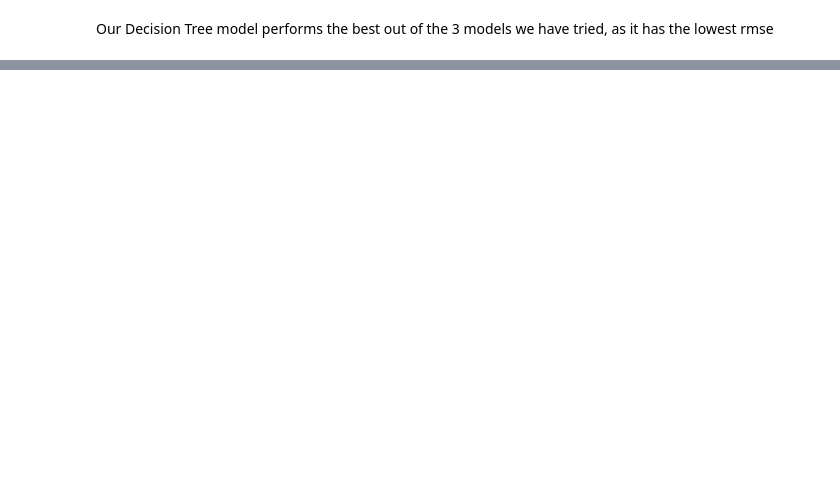
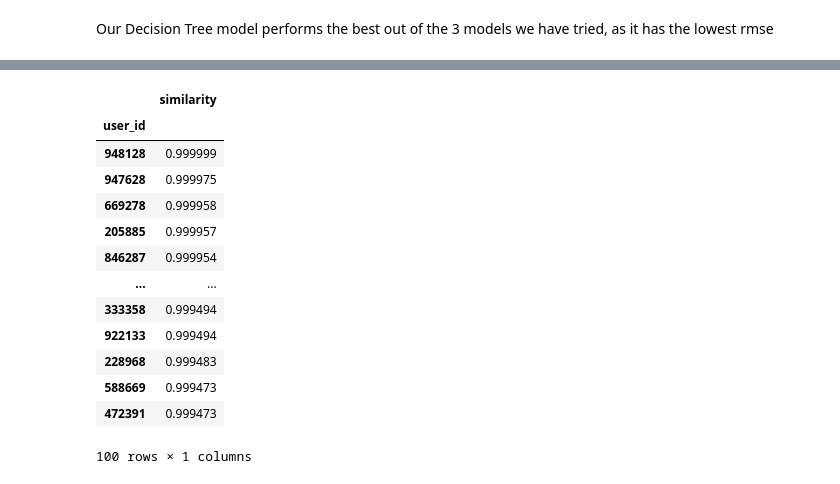
Before and after one commit to doreenchang1125/RtrReviewPrediction, a Jupyter notebook: RentTheRunway.ipynb, the cells around one changed output, grey strips where cells are left out. Cells and saved outputs as stored; diff of their text form; code cells hidden in the pictures; blank space fills up the shorter version.

```diff
--- a/RentTheRunway.ipynb
+++ b/RentTheRunway.ipynb
@@ -537,0 +565,28 @@ rmse
+# %%
+def get_similar_users(data, height=None, weight=None, age=None, size=None, body_type=None, bust_size=None):
+    user_data = data[['user_id', 'height', 'weight', 'age', 'size']]
+
+    # drop duplicating users since each row is an entry
+    user_data.drop_duplicates(keep = 'first', inplace = True)
+
+    # transform weight and height to numeric
+    user_data['weight'] = user_data['weight'].str[:-3].fillna(0).astype(int)
+    user_data['height'] = user_data['height'].str[0].fillna(0).astype(int) * 12 + data['height'].str[-3:-1].str.strip().fillna(0).astype(int)
+    user_data['age'] = user_data['age'].fillna(0)
+
+    #user_data['height_ft'] = user_data['height'].str[0].fillna(0).astype(int)
+    #user_data['bust size'] = user_data['bust size'].fillna(0).str[:2]
+    #user_data['cup_size'] = user_data['bust size'].str[2:]
+
+    # dont dummify cup_size for now
+    #user_features = pd.get_dummies(user_data, columns = ['body type'], dummy_na = True)
+    new_user = np.array([[height, weight, age, size]])
+
+    user_id = user_data['user_id']
+    user_info = user_data[['height', 'weight', 'age', 'size']]
+
+    similarity_matrix = cosine_similarity(new_user, user_info)
+
+    similarity_df = pd.DataFrame(data = similarity_matrix.reshape(-1), index = user_id, columns = ['similarity'])
+
+    return similarity_df.sort_values(by = 'similarity', ascending = False)[:100]
@@ -537,0 +639,17 @@ rmse
+# %%
+similar_matrix
+# %% [output]
+|  | similarity |
+| user_id |  |
+| 948128 | 0.999999 |
+| 947628 | 0.999975 |
+| 669278 | 0.999958 |
+| 205885 | 0.999957 |
+| 846287 | 0.999954 |
+| ... | ... |
+| 333358 | 0.999494 |
+| 922133 | 0.999494 |
+| 228968 | 0.999483 |
+| 588669 | 0.999473 |
+| 472391 | 0.999473 |
+100 rows × 1 columns
```
Also changed, not shown: parts of 17 cells of this notebook.
